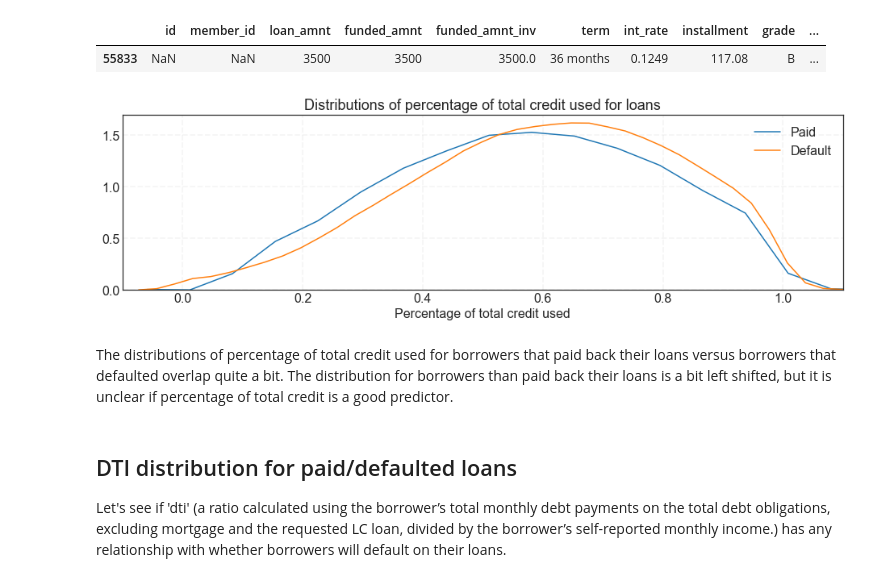
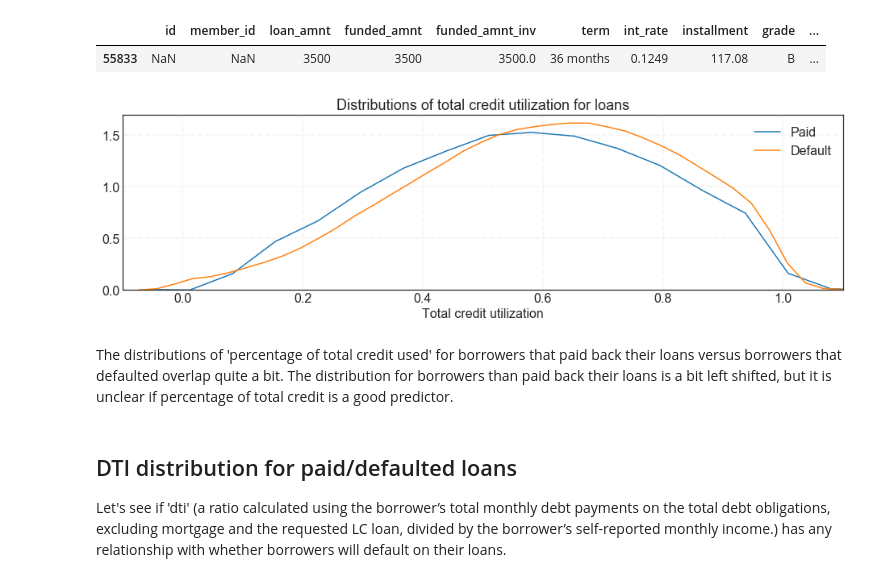
Before and after one commit to bhavenp/209A-FinalProject, a Jupyter notebook: bhaven/EDA_for_final.ipynb, the cells around one changed output. Cells and saved outputs as stored; diff of their text form; code cells hidden in the pictures.

```diff
--- a/bhaven/EDA_for_final.ipynb
+++ b/bhaven/EDA_for_final.ipynb
@@ -278,31 +332,31 @@ train_data.loc[train_data['revol_util_prcnt'] == 8.923, : ]
 # %%
 fig = plt.figure(figsize=(16,4));
 ax = plt.subplot(1,1,1);
 f_size=16;
 
-ax.set_xlabel('Percentage of total credit used', fontsize= f_size);
+ax.set_xlabel('Total credit utilization', fontsize= f_size);
 # ax.set_ylabel('Density of Distribution', fontsize= f_size);
-ax.set_title('Distributions of percentage of total credit used for loans', fontsize=18)
+ax.set_title('Distributions of total credit utilization for loans', fontsize=18)
 ax.set_xlim(left=-0.1, right=1.1);
 # ax.set_ylim(bottom=0, top=12);
 ax.tick_params(labelsize=f_size);
 ax.grid(True, lw=1.75, ls='--', alpha=0.2)
 
 
 sns.kdeplot(train_data.loc[train_data['Default'] == 0, 'revol_util_prcnt'].dropna(), label='Paid', ax=ax);
 # ax.vlines(x=train_data_intRate_gb.int_rate[0], ymin=0, ymax=12, colors='b', linestyles='dashed', label="Mean rate for \npaid loans")
 
 sns.kdeplot(train_data.loc[train_data['Default'] == 1, 'revol_util_prcnt'].dropna(), label='Default', ax=ax);
 # ax.vlines(x=train_data_intRate_gb.int_rate[1], ymin=0, ymax=12, colors='orange', linestyles='dashed', label="Mean rate for \ndefaulted loans")
 
 ax.legend(loc='best', fontsize=f_size);
 
 # plt.show()
 # plt.savefig('Interest_rate_distrb_for_loans.png', bbox_inches='tight');
 # %% [output]
-[figure, old version]
+[figure, new version]
 # %% [markdown]
-The distributions of percentage of total credit used for borrowers that paid back their loans versus borrowers that defaulted overlap quite a bit. The distribution for borrowers than paid back their loans is a bit left shifted, but it is unclear if percentage of total credit is a good predictor.
+The distributions of 'percentage of total credit used' for borrowers that paid back their loans versus borrowers that defaulted overlap quite a bit. The distribution for borrowers than paid back their loans is a bit left shifted, but it is unclear if percentage of total credit is a good predictor.
 # %% [markdown]
 ## DTI distribution for paid/defaulted loans
 
```
Also changed, not shown: parts of 15 cells of this notebook, 1 other file.
